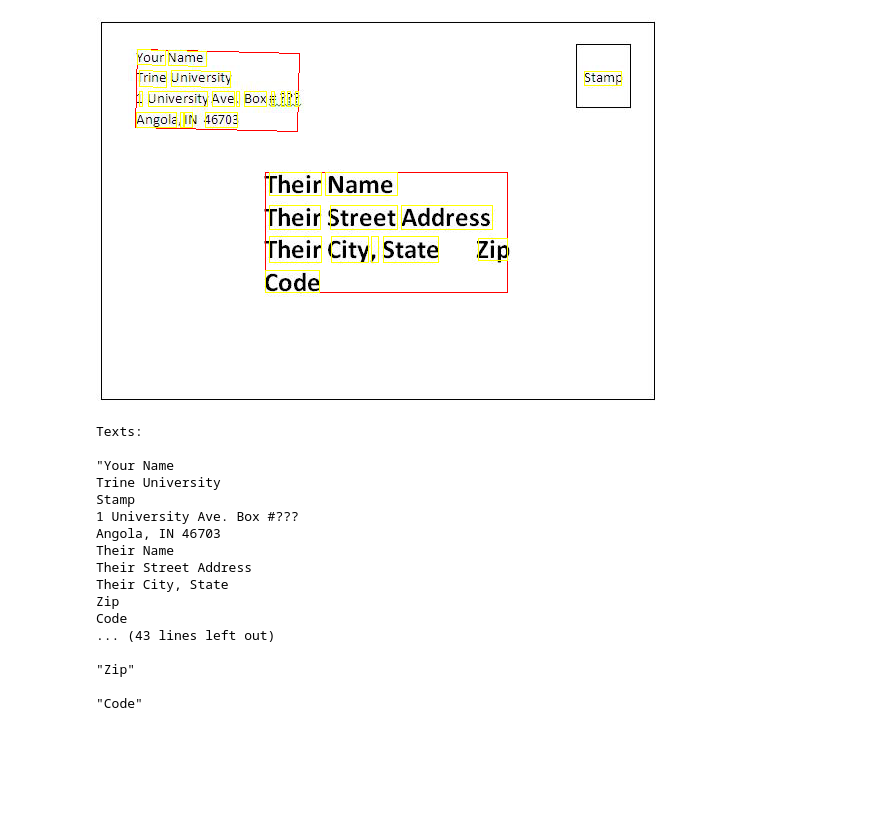
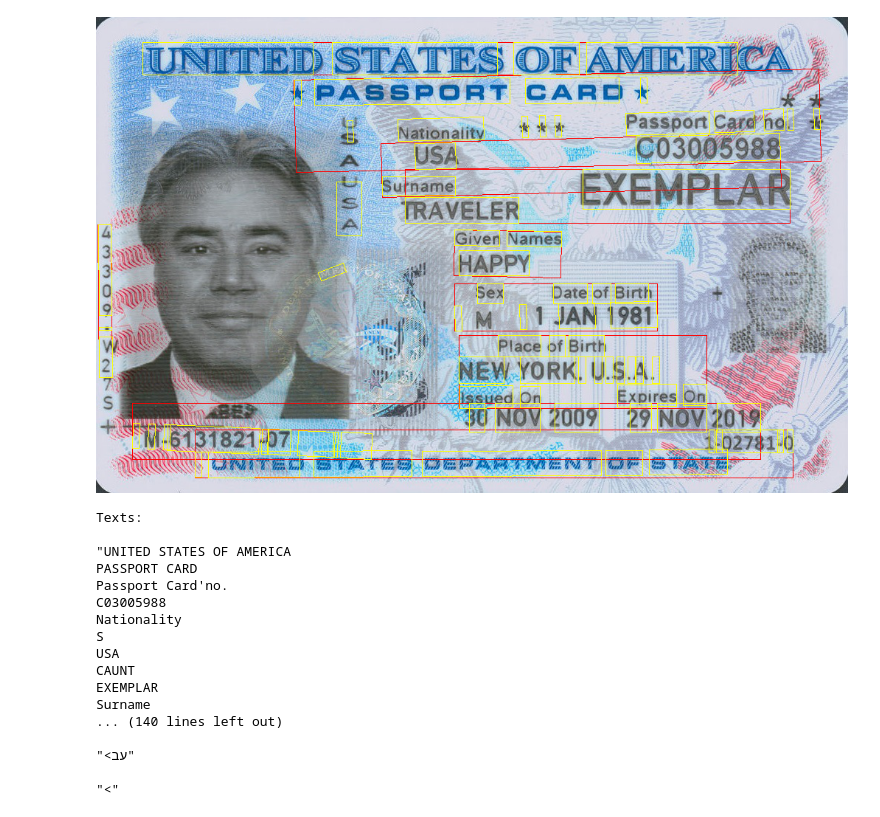
Before and after one commit to mvfolino68/google_vision, a Jupyter notebook: GoogleVisionAPI.ipynb, the cells around one changed output. Cells and saved outputs as stored; diff of their text form; code cells hidden in the pictures; blank space fills up the shorter version.

```diff
--- a/GoogleVisionAPI.ipynb
+++ b/GoogleVisionAPI.ipynb
@@ -134,23 +215,25 @@ def detect_text(path):
-# %%
-image = 'http://laimages.s3.amazonaws.com/data/imagemanager/4337/address.jpg'
-render_doc_text(image, 0)
-detect_text(image)
-# %% [output]
-[figure, removed]
-Texts:
-
-"Your Name
-Trine University
-Stamp
-1 University Ave. Box #???
-Angola, IN 46703
-Their Name
-Their Street Address
-Their City, State
-Zip
-Code
-... (43 lines left out)
-
-"Zip"
-
-"Code"
+# %%
+IMAGE = 'https://upload.wikimedia.org/wikipedia/commons/f/fa/Passport_card.jpg'
+EMAIL = 'mfolino@mtb.com'
+image_url_obj = ImageToProcess(IMAGE, EMAIL)
+# %%
+image_url_obj.render_doc_text('output.jpeg')
+# %% [output]
+[figure, added]
+Texts:
+
+"UNITED STATES OF AMERICA
+PASSPORT CARD
+Passport Card'no.
+C03005988
+Nationality
+S
+USA
+CAUNT
+EXEMPLAR
+Surname
+... (140 lines left out)
+
+"<עב"
+
+"<"
```
Also changed, not shown: parts of 3 cells of this notebook.
